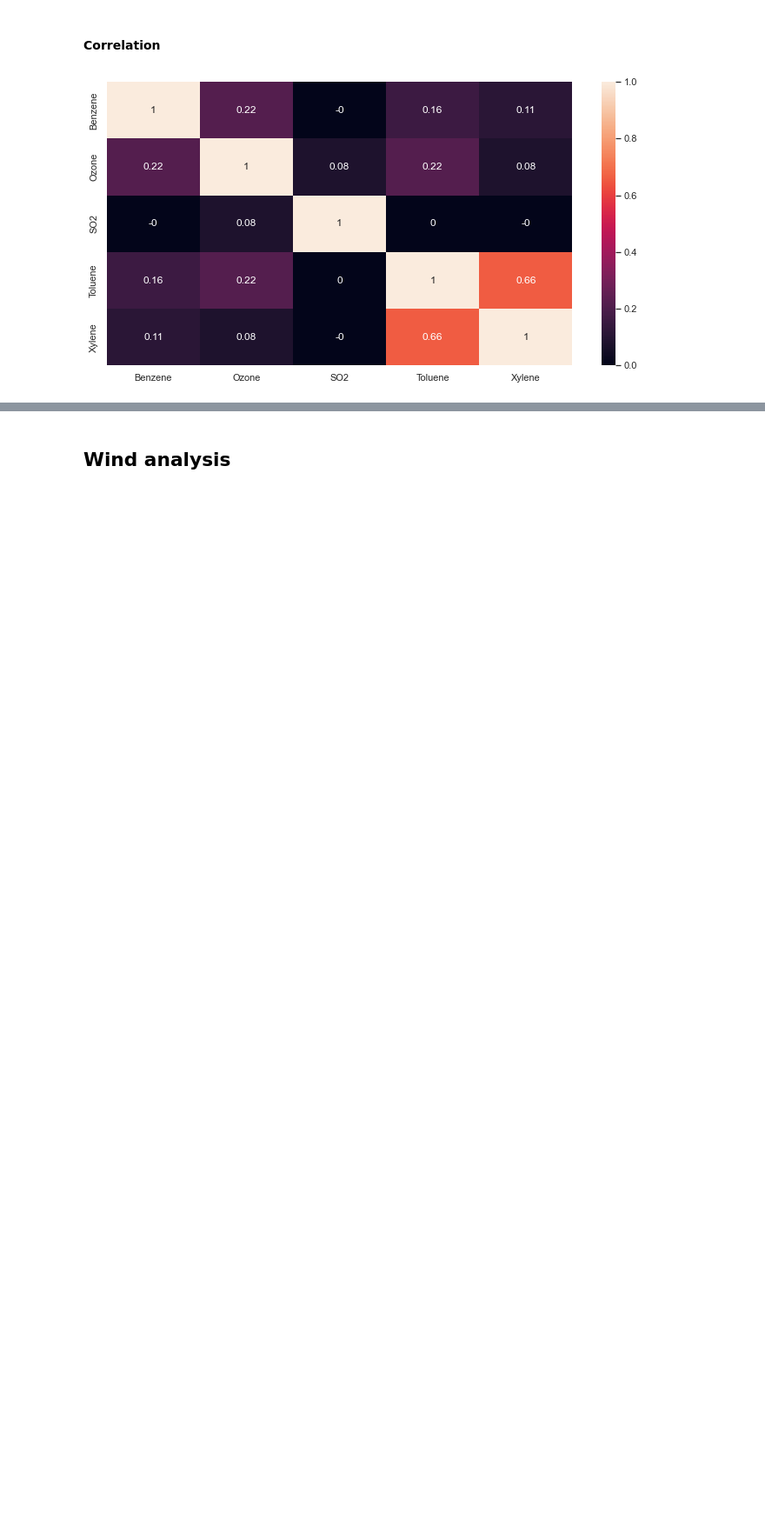
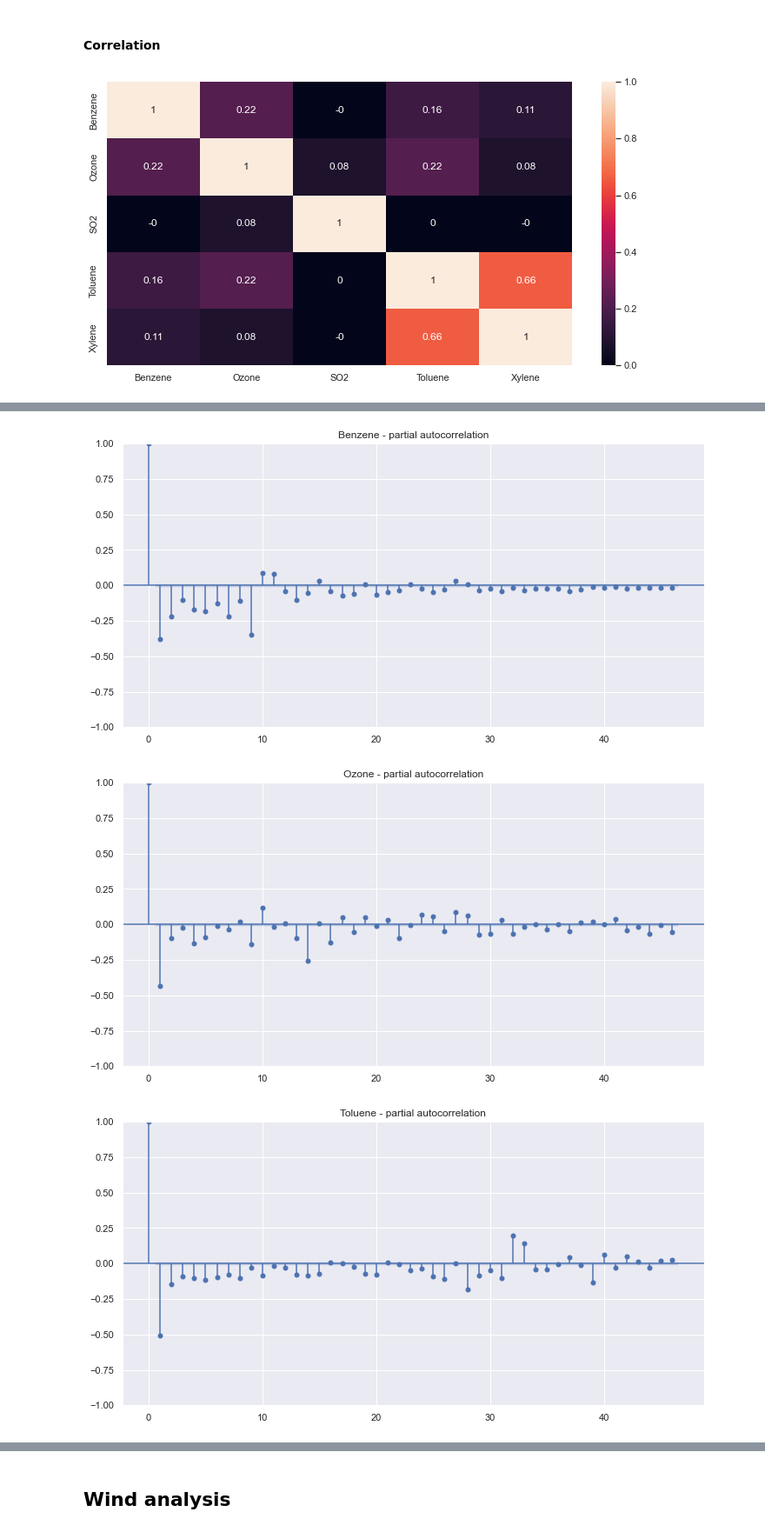
Before and after one commit to joanlenczuk/forecasting-pollution, a Jupyter notebook: Pollution forecasting EDA.ipynb, the cells around one changed output, grey strips where cells are left out. Shown at 87% size. Cells and saved outputs as stored; diff of their text form; code cells hidden in the pictures; blank space fills up the shorter version.

```diff
--- a/Pollution forecasting EDA.ipynb
+++ b/Pollution forecasting EDA.ipynb
@@ -223,0 +269,9 @@ for val in ['Benzene', 'Ozone', 'Toluene', 'Xylene']:
+# %%
+#partial autocorrelation
+for val in ['Benzene', 'Ozone', 'Toluene', 'Xylene']:
+    plot_pacf(stationary_df[[val]], method='ywm')
+    plt.title(f'{val} - partial autocorrelation')
+# %% [output]
+[figure, added]
+[figure, added]
+[figure, added]
```
Also changed, not shown: parts of 25 cells of this notebook.
